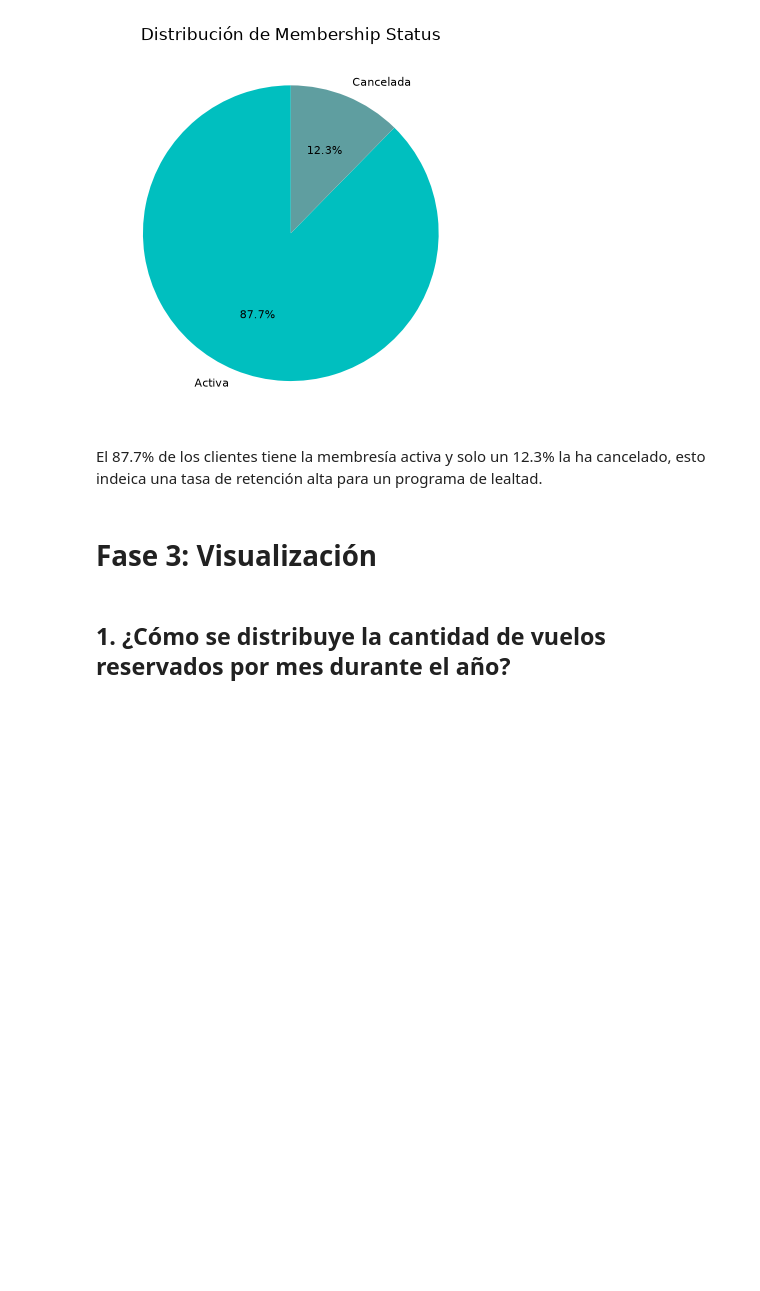
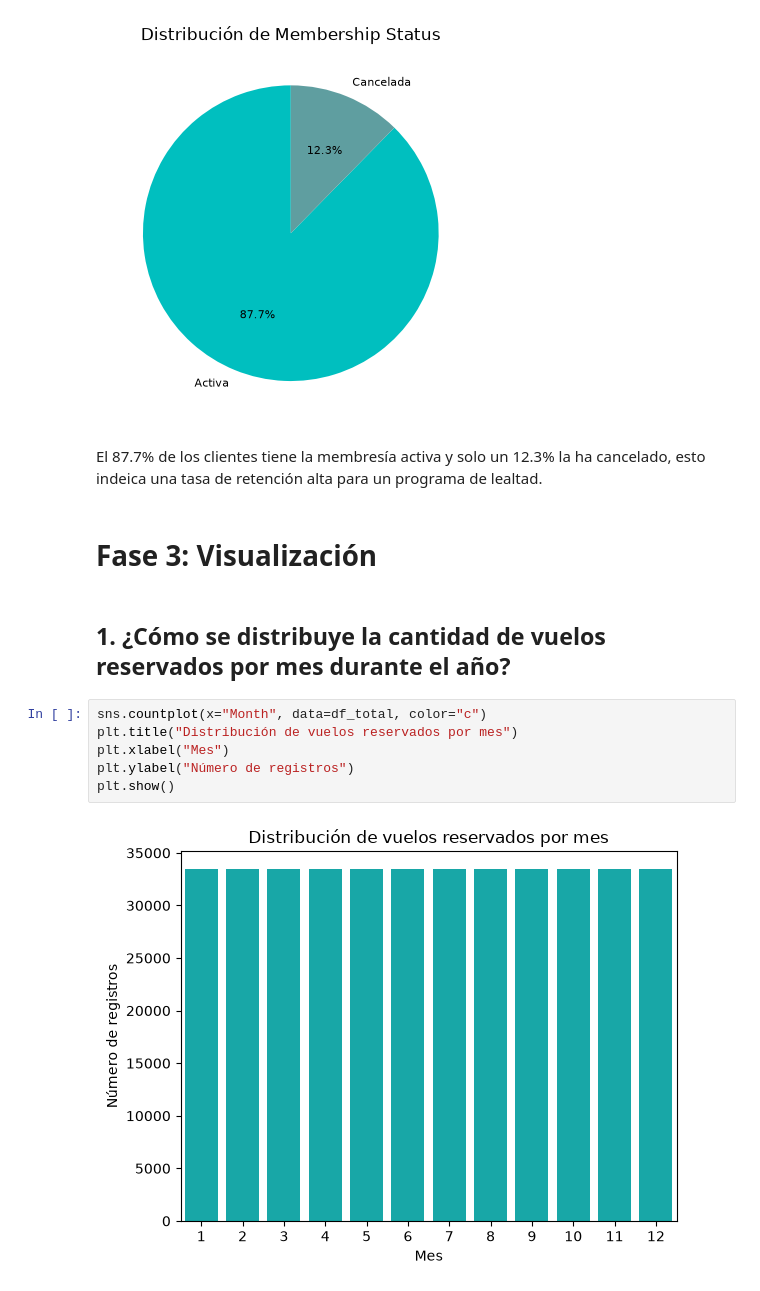
Before and after one commit to Adalab/bda-modulo-3-evaluacion-final-CristiSL, a Jupyter notebook: evaluacion-final.ipynb, the cells around one changed output. Drawn from its saved outputs; the diff is of its cells as text; blank space fills up the shorter version.

```diff
--- a/evaluacion-final.ipynb
+++ b/evaluacion-final.ipynb
@@ -541,3 +555,11 @@ El 87.7% de los clientes tiene la membresía activa y solo un 12.3% la ha cancel
 # Fase 3: Visualización
 # %% [markdown]
 ## 1. ¿Cómo se distribuye la cantidad de vuelos reservados por mes durante el año?
+# %%
+sns.countplot(x="Month", data=df_total, color="c")
+plt.title("Distribución de vuelos reservados por mes")
+plt.xlabel("Mes")
+plt.ylabel("Número de registros")
+plt.show()
+# %% [output]
+[figure, added]
```
Also changed, not shown: parts of 29 cells of this notebook.
